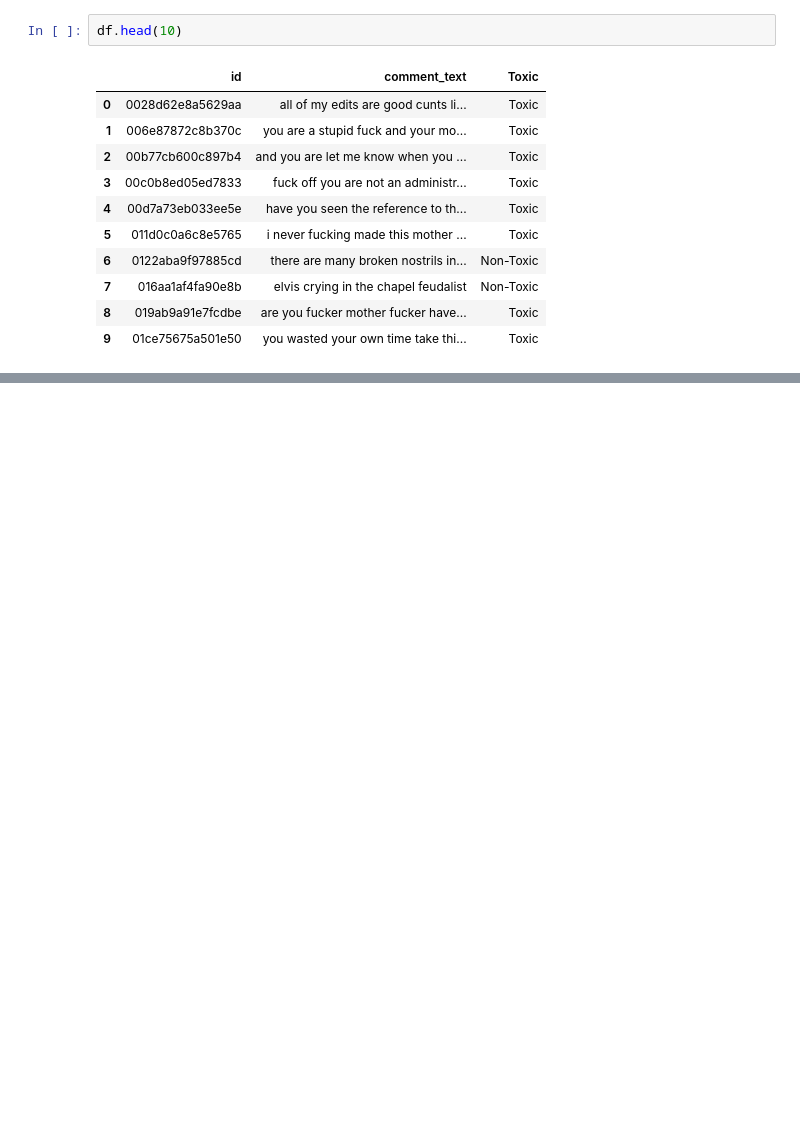
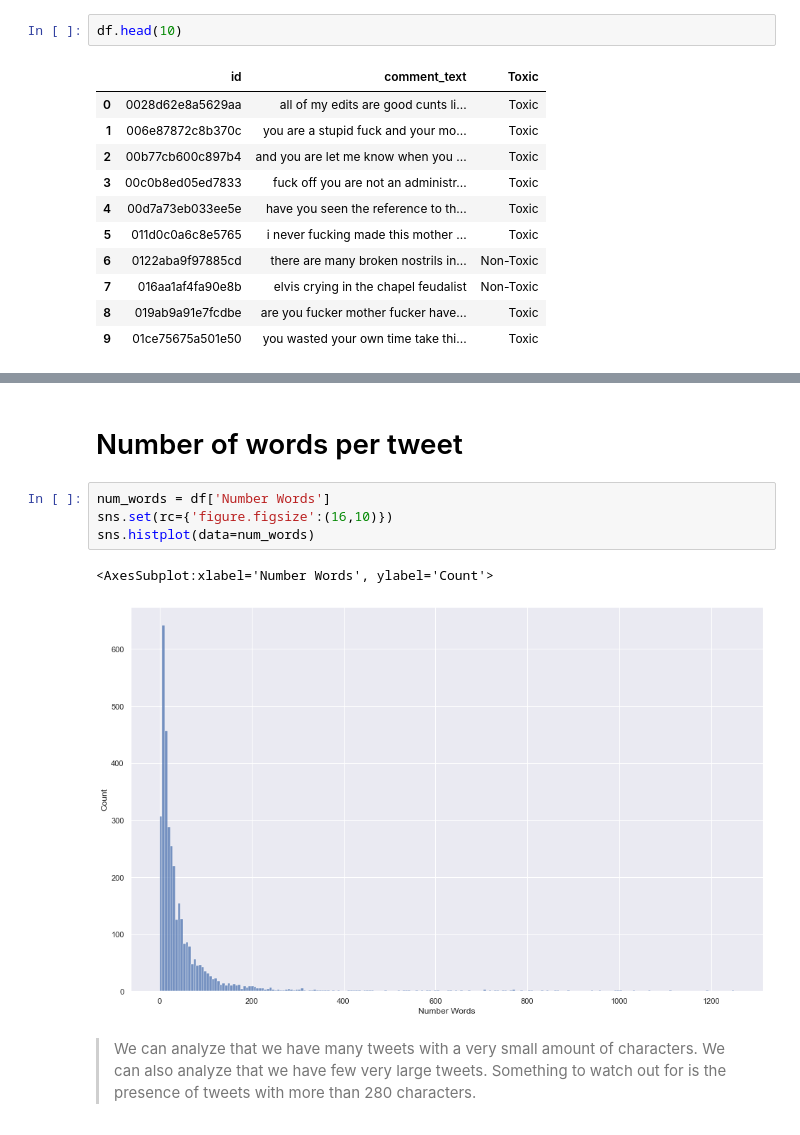
Before and after one commit to RichardeLira/Python-IA-Dell-Lead-, a Jupyter notebook: Final/AF.ipynb, the cells around one changed output, grey strips where cells are left out. Saved outputs shown, nothing was run; the diff lists cells and outputs as text; blank space fills up the shorter version.

```diff
--- a/Final/AF.ipynb
+++ b/Final/AF.ipynb
@@ -386,0 +400,11 @@ df['Number Words'] = df['comment_text'].apply(lambda comment_text: Number_Words(
+# %% [markdown]
+# Number of words per tweet
+# %%
+num_words = df['Number Words']
+sns.set(rc={'figure.figsize':(16,10)})
+sns.histplot(data=num_words)
+# %% [output]
+<AxesSubplot:xlabel='Number Words', ylabel='Count'>
+[figure, added]
+# %% [markdown]
+> We can analyze that we have many tweets with a very small amount of characters. We can also analyze that we have few very large tweets. Something to watch out for is the presence of tweets with more than 280 characters.
```
Also changed, not shown: parts of 1 cell of this notebook.
